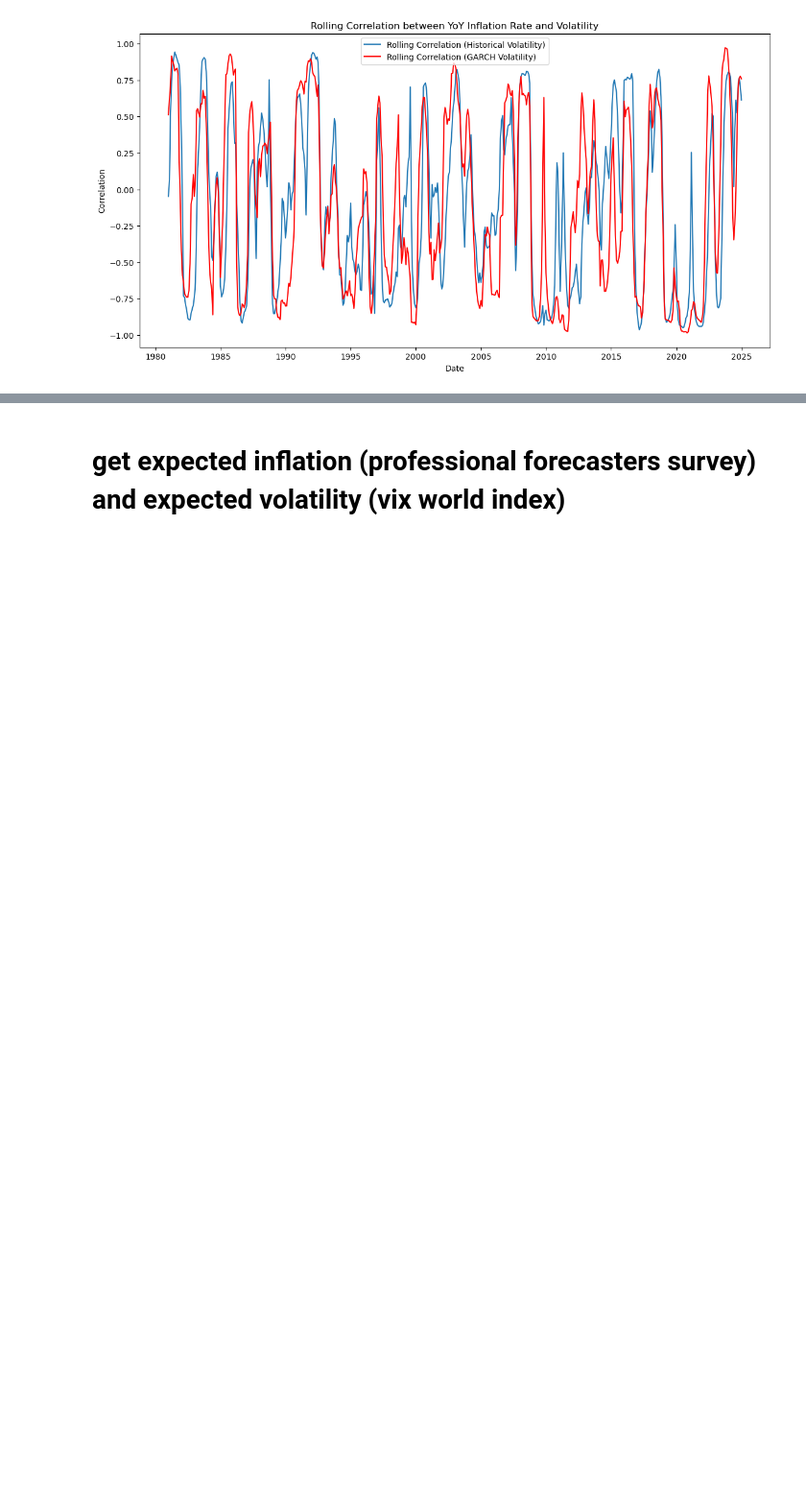
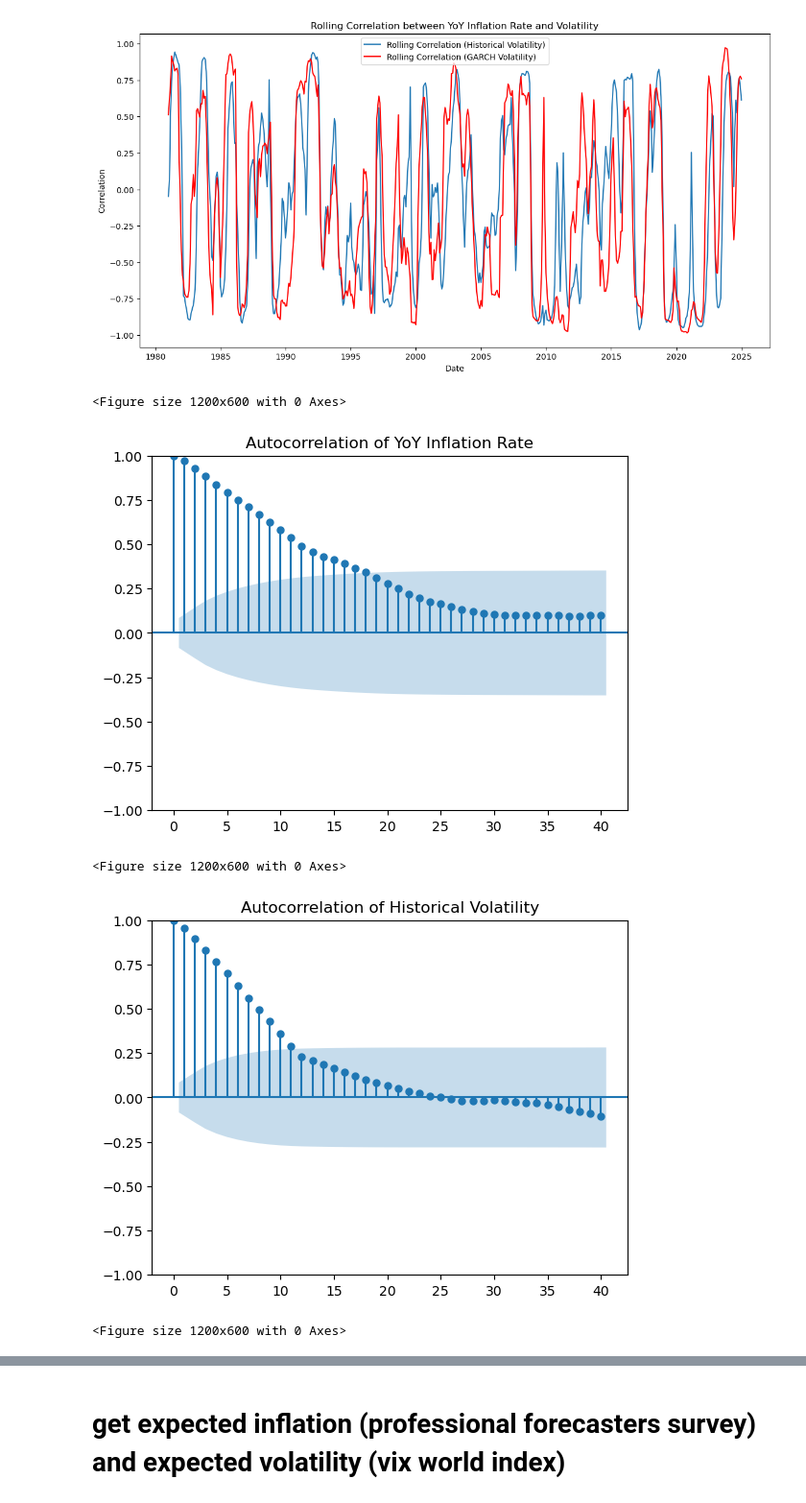
Before and after one commit to luispeixoto21/thesis, a Jupyter notebook: Python Code Thesis.ipynb, the cells around one changed output, grey strips where cells are left out. Shown at 96% size. Cells and saved outputs as stored; diff of their text form; code cells hidden in the pictures; blank space fills up the shorter version.

```diff
--- a/Python Code Thesis.ipynb
+++ b/Python Code Thesis.ipynb
@@ -301,3 +301,39 @@ plt.legend()
 plt.show()
 # %% [output]
 [figure]
+# %%
+import pandas as pd
+import matplotlib.pyplot as plt
+from statsmodels.graphics.tsaplots import plot_acf
+
+# Assuming cpi_df and msci_world DataFrames are already loaded
+
+# Calculate Historical Volatility and GARCH Volatility if not already present
+if 'Historical Volatility' not in msci_world.columns:
+    msci_world['Historical Volatility'] = msci_world['Monthly Return'].rolling(window=12).std() * np.sqrt(12) * 100
+
+if 'GARCH Volatility' not in msci_world.columns:
+    garch_model = arch_model(msci_world['Monthly Return'], vol='Garch', p=1, q=1)
+    garch_fit = garch_model.fit(disp='off')
+    msci_world['GARCH Volatility'] = garch_fit.conditional_volatility
+
+# Plot autocorrelation for YoY Inflation Rate
+plt.figure(figsize=(12, 6))
+plot_acf(cpi_df['YoY Inflation Rate'].dropna(), lags=40, title='Autocorrelation of YoY Inflation Rate')
+plt.show()
+
+# Plot autocorrelation for Historical Volatility
+plt.figure(figsize=(12, 6))
+plot_acf(msci_world['Historical Volatility'].dropna(), lags=40, title='Autocorrelation of Historical Volatility')
+plt.show()
+
+# Plot autocorrelation for GARCH Volatility
+plt.figure(figsize=(12, 6))
+plot_acf(msci_world['GARCH Volatility'].dropna(), lags=40, title='Autocorrelation of GARCH Volatility')
+plt.show()
+# %% [output]
+<Figure size 1200x600 with 0 Axes>
+[figure, added]
+<Figure size 1200x600 with 0 Axes>
+[figure, added]
+<Figure size 1200x600 with 0 Axes>
```
Also changed, not shown: parts of 9 cells of this notebook.
